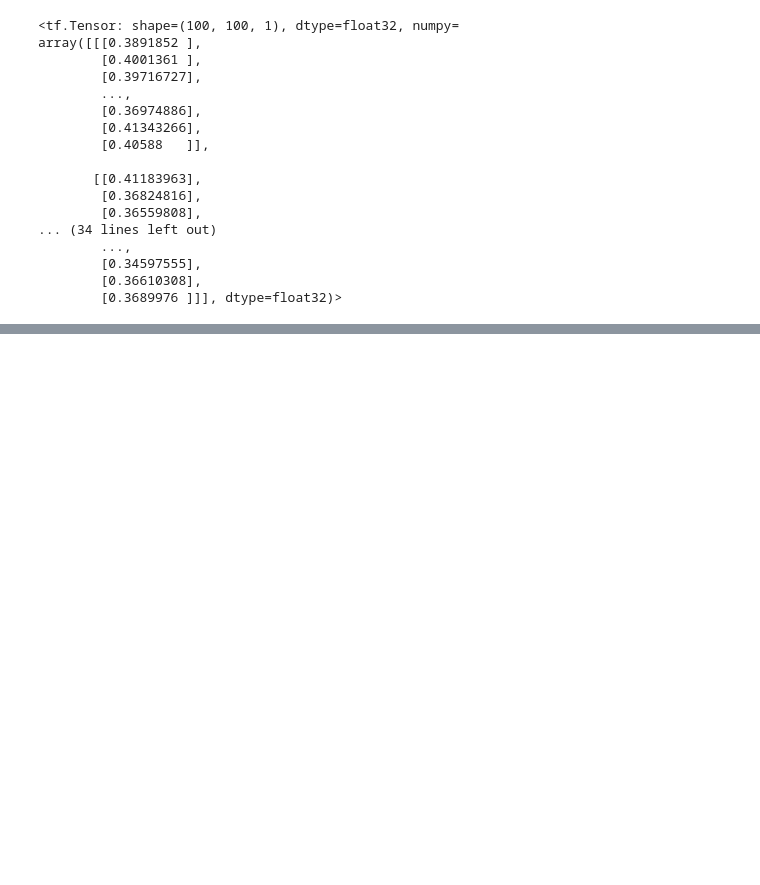
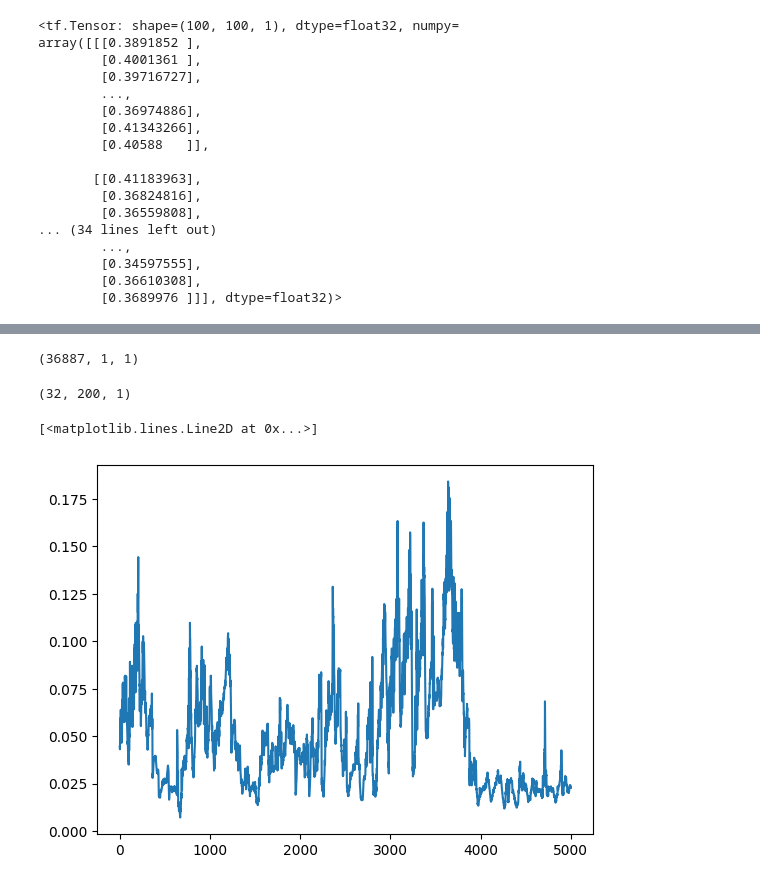
Before and after one commit to oremnirv/ATP, a Jupyter notebook: weather_notebook.ipynb, the cells around one changed output, grey strips where cells are left out. Drawn from its saved outputs; the diff is of its cells as text; code cells hidden in the pictures; blank space fills up the shorter version.

```diff
--- a/weather_notebook.ipynb
+++ b/weather_notebook.ipynb
@@ -548,0 +606,14 @@ array([[[0.3891852 ],
+# %%
+y_train.shape
+# %% [output]
+(36887, 1, 1)
+# %%
+y.shape
+# %% [output]
+(32, 200, 1)
+# %%
+plt.plot(y_train[:5000,0,0])
+# plt.ylim([-0.25,0.25])
+# %% [output]
+[<matplotlib.lines.Line2D at 0x...>]
+[figure, added]
```
Also changed, not shown: parts of 12 cells of this notebook.
